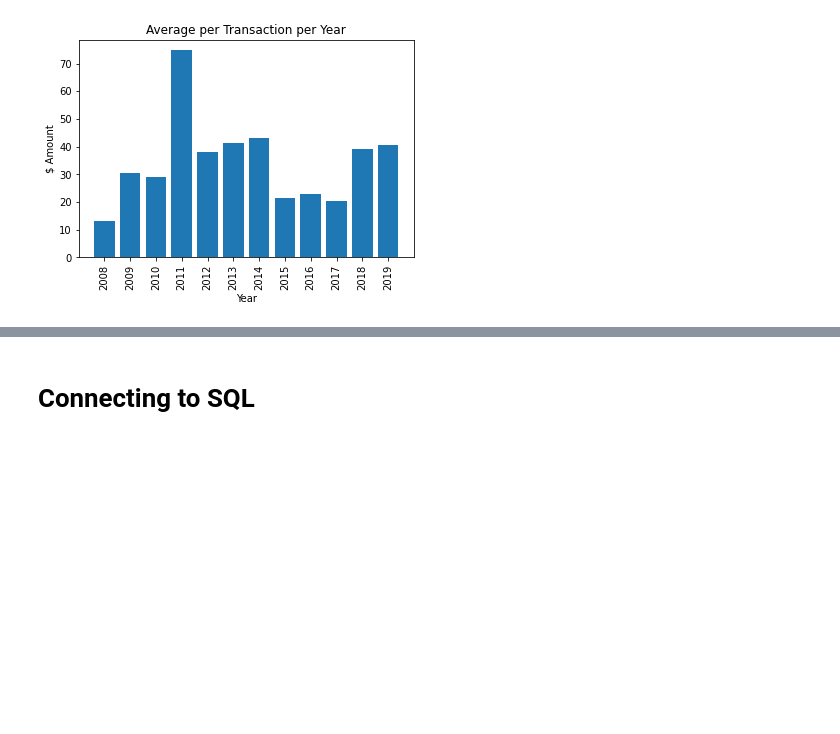
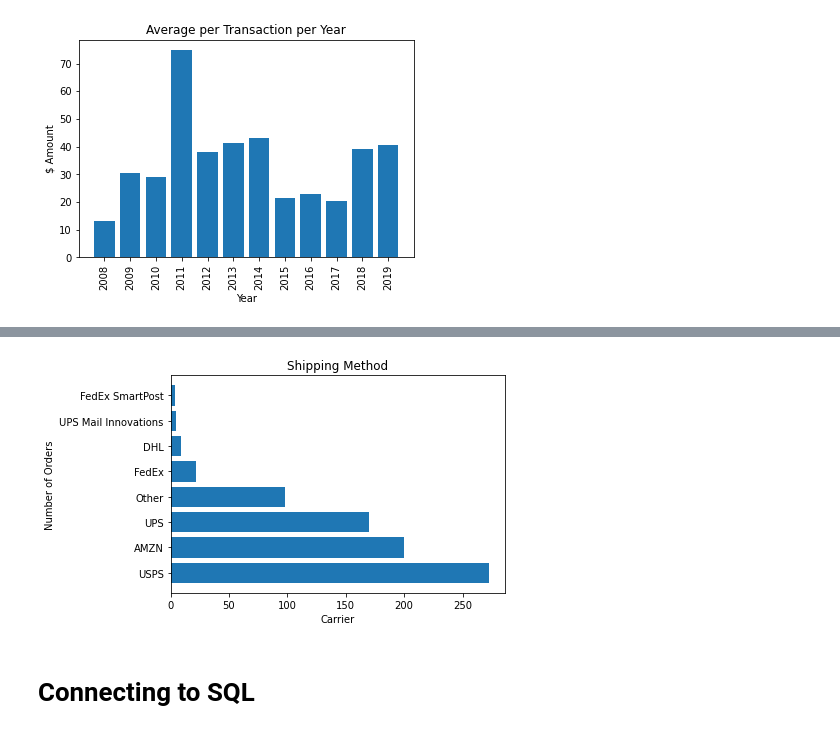
Before and after one commit to AmitSamra/AmazonOrderHistory, a Jupyter notebook: AmazonOrderHistory.ipynb, the cells around one changed output, grey strips where cells are left out. Drawn from its saved outputs; the diff is of its cells as text; code cells hidden in the pictures; blank space fills up the shorter version.

Commit message:
Added shipping method

```diff
--- a/AmazonOrderHistory.ipynb
+++ b/AmazonOrderHistory.ipynb
@@ -878,2 +888,9 @@ plt.show()
 # %% [output]
 [figure]
+# %%
+# Shipping method
+
+df_Carriers = df_main['Carrier']
+CarrierVC = df_Carriers.value_counts()
+CarrierVC.sort_index
+CarrierVC
@@ -880,3 +907,14 @@ plt.show()
+# %%
+# Plot of shipping method
+
+fig,ax = plt.subplots()
+ax.barh(CarrierVC.index, CarrierVC.values)
+ax.set_xlabel('Carrier')
+ax.set_ylabel('Number of Orders')
+ax.set_title('Shipping Method')
+plt.show()
+# %% [output]
+[figure, added]
 # %% [markdown]
 #  Connecting to SQL
 # %%
```
Also changed, not shown: parts of 27 cells of this notebook.
